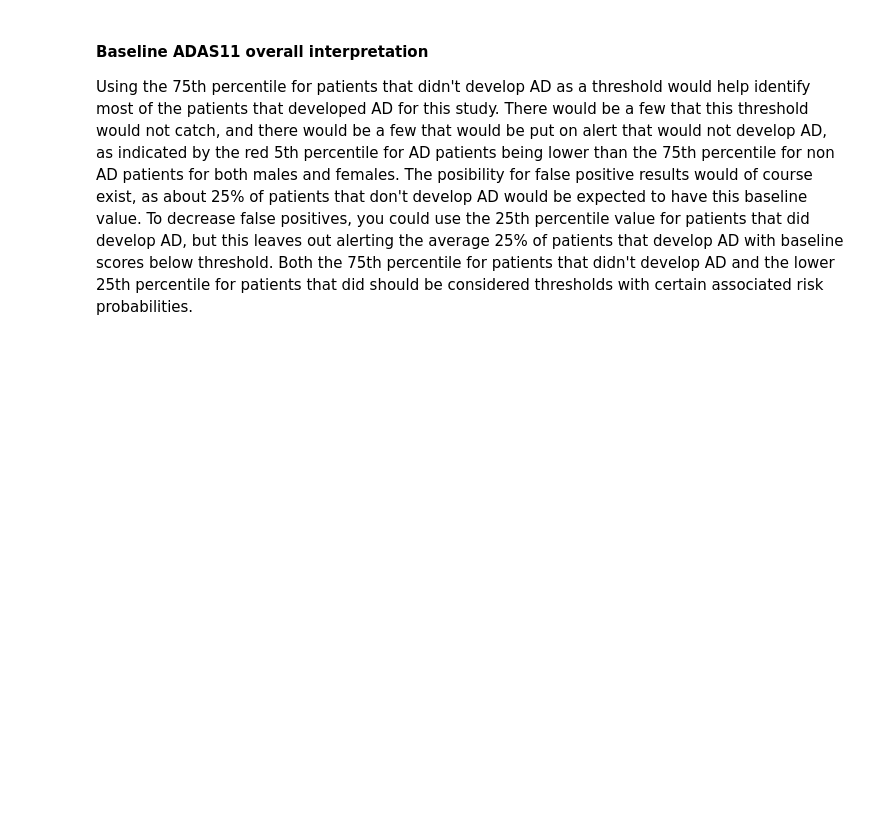
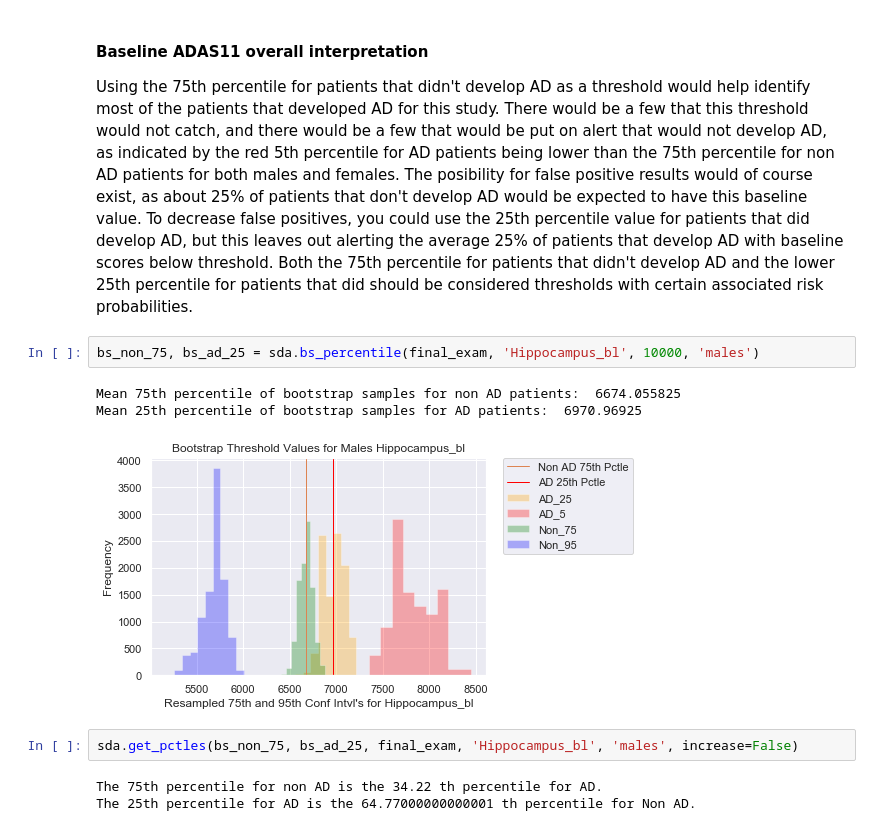
Before and after one commit to Haydost/Springboard_Portfolio, a Jupyter notebook: Capstone_1_Alzheimers_InProgress/3-Statistical_Data_Analysis.ipynb, the cells around one changed output. Cells and saved outputs as stored; diff of their text form; blank space fills up the shorter version.

```diff
--- a/Capstone_1_Alzheimers_InProgress/3-Statistical_Data_Analysis.ipynb
+++ b/Capstone_1_Alzheimers_InProgress/3-Statistical_Data_Analysis.ipynb
@@ -664,3 +674,14 @@ Mean 25th percentile of bootstrap samples for AD patients:  11.583426999999991
 #### Baseline ADAS11 overall interpretation
 
 Using the 75th percentile for patients that didn't develop AD as a threshold would help identify most of the patients that developed AD for this study. There would be a few that this threshold would not catch, and there would be a few that would be put on alert that would not develop AD, as indicated by the red 5th percentile for AD patients being lower than the 75th percentile for non AD patients for both males and females. The posibility for false positive results would of course exist, as about 25% of patients that don't develop AD would be expected to have this baseline value. To decrease false positives, you could use the 25th percentile value for patients that did develop AD, but this leaves out alerting the average 25% of patients that develop AD with baseline scores below threshold. Both the 75th percentile for patients that didn't develop AD and the lower 25th percentile for patients that did should be considered thresholds with certain associated risk probabilities.
+# %%
+bs_non_75, bs_ad_25 = sda.bs_percentile(final_exam, 'Hippocampus_bl', 10000, 'males')
+# %% [output]
+Mean 75th percentile of bootstrap samples for non AD patients:  6674.055825
+Mean 25th percentile of bootstrap samples for AD patients:  6970.96925
+[figure, added]
+# %%
+sda.get_pctles(bs_non_75, bs_ad_25, final_exam, 'Hippocampus_bl', 'males', increase=False)
+# %% [output]
+The 75th percentile for non AD is the 34.22 th percentile for AD.
+The 25th percentile for AD is the 64.77000000000001 th percentile for Non AD.
```
Also changed, not shown: parts of 42 cells of this notebook, 1 other file.
